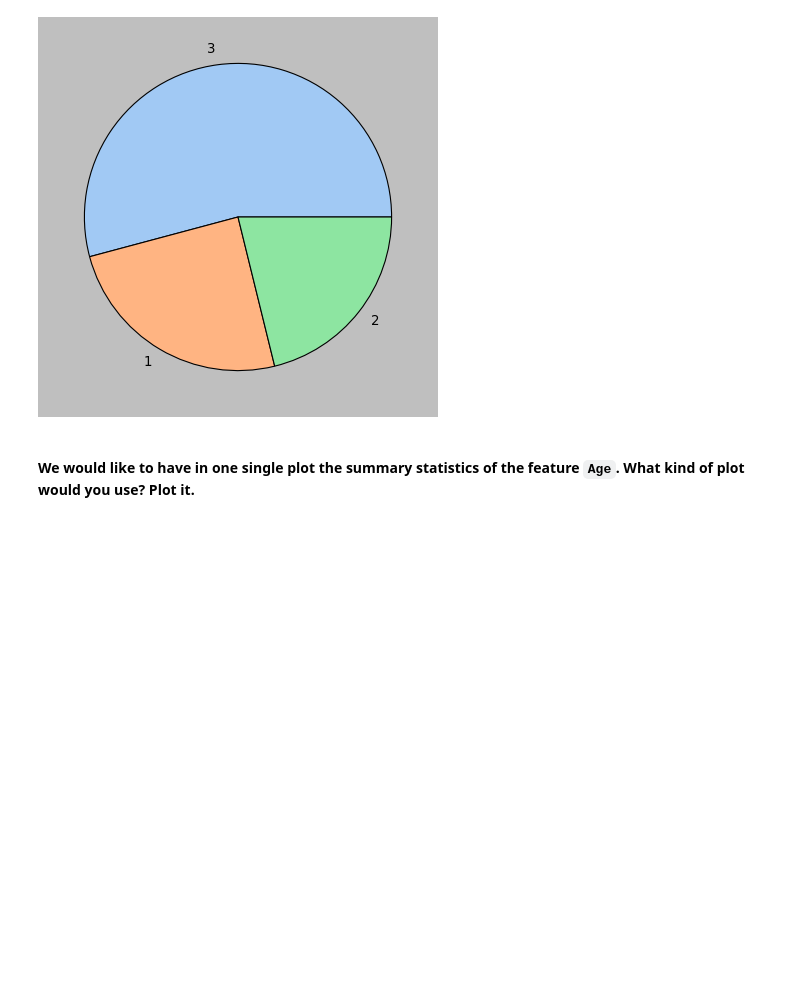
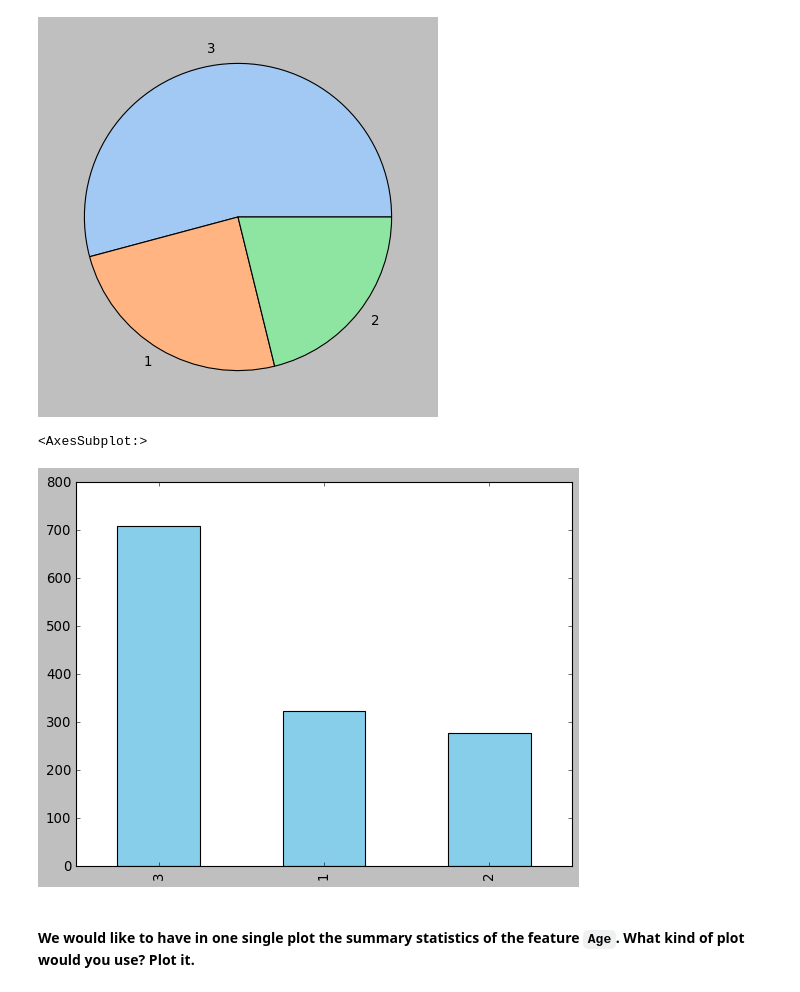
Before and after one commit to tinghaoK7727/IronHackLabs_Ting, a Jupyter notebook: Module_2/Lab_1/Lab_1_Module_2.ipynb, the cells around one changed output. Drawn from its saved outputs; the diff is of its cells as text; code cells hidden in the pictures; blank space fills up the shorter version.

```diff
--- a/Module_2/Lab_1/Lab_1_Module_2.ipynb
+++ b/Module_2/Lab_1/Lab_1_Module_2.ipynb
@@ -420,6 +425,13 @@ plt.pie(count, labels=labels, colors = colors)
 plt.show()
 # %% [output]
 [figure]
+# %%
+# Alternative
+
+db['Pclass'].value_counts().plot(kind = 'bar', color = 'skyblue')
+# %% [output]
+<AxesSubplot:>
+[figure, added]
 # %% [markdown]
 #### We would like to have in one single plot the summary statistics of the feature `Age`. What kind of plot would you use? Plot it.
 # %%
```
Also changed, not shown: parts of 3 cells of this notebook, 8 other files.
